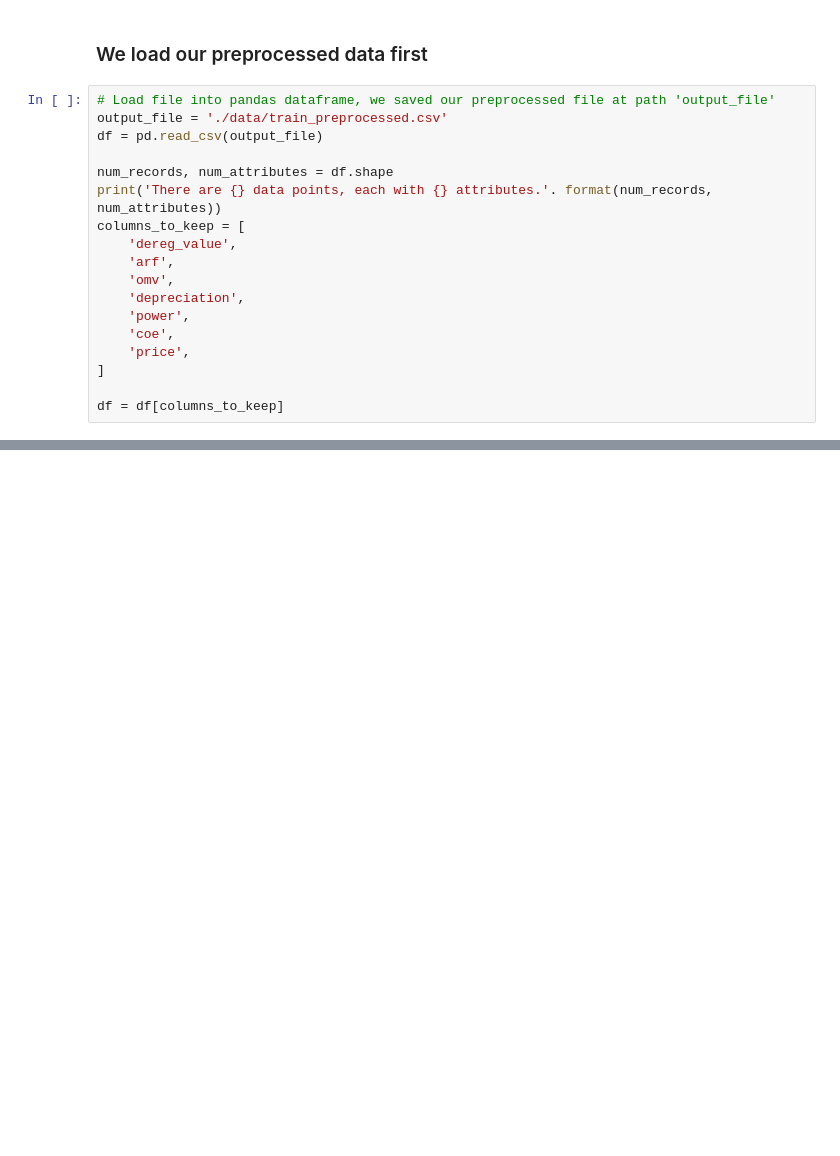
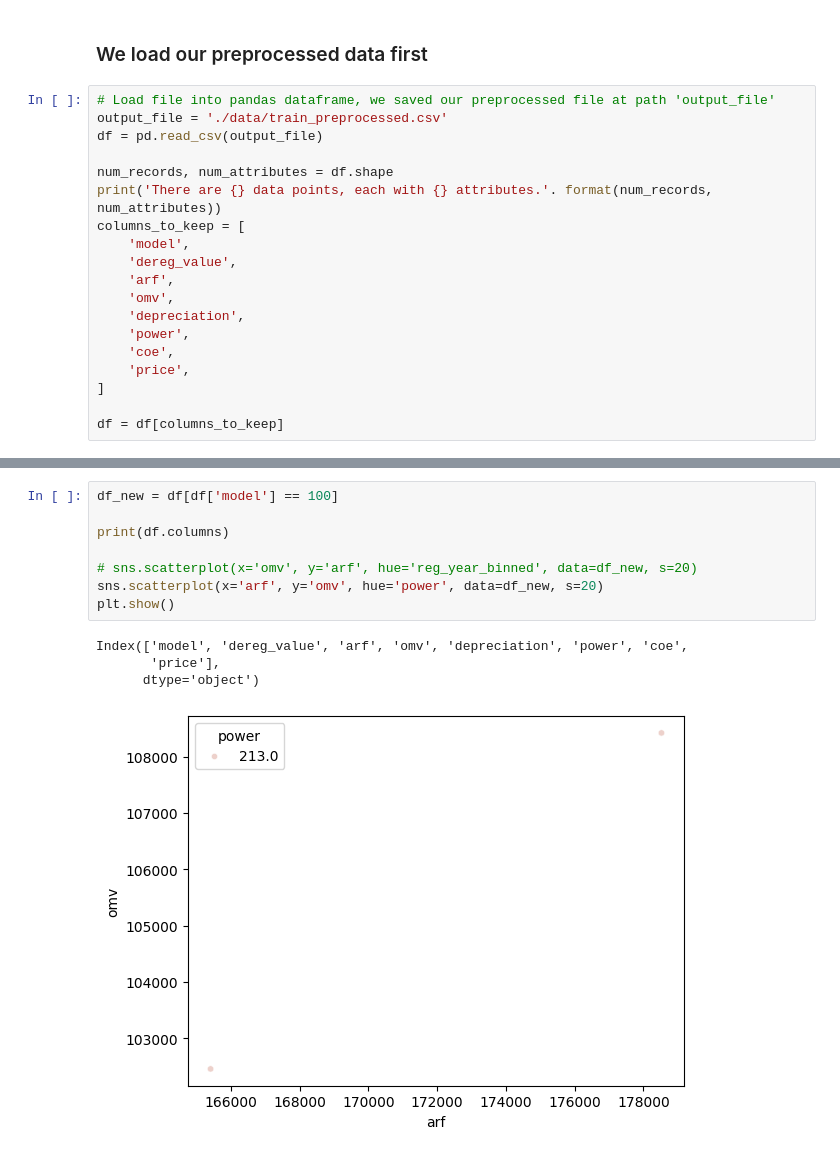
Before and after one commit to Enqurance/CS5228_Project, a Jupyter notebook: main_zijie.ipynb, the cells around one changed output, grey strips where cells are left out. Saved outputs shown, nothing was run; the diff lists cells and outputs as text; blank space fills up the shorter version.

Commit message:
EDA and data preprocess

```diff
--- a/main_zijie.ipynb
+++ b/main_zijie.ipynb
@@ -202,6 +201,7 @@ df = pd.read_csv(output_file)
 num_records, num_attributes = df.shape
 print('There are {} data points, each with {} attributes.'. format(num_records, num_attributes))
 columns_to_keep = [
+    'model',
     'dereg_value',
     'arf',
     'omv',
@@ -239,0 +242,13 @@ Average RMSE: 20980
+# %%
+df_new = df[df['model'] == 100]
+
+print(df.columns)
+
+# sns.scatterplot(x='omv', y='arf', hue='reg_year_binned', data=df_new, s=20)
+sns.scatterplot(x='arf', y='omv', hue='power', data=df_new, s=20)
+plt.show()
+# %% [output]
+Index(['model', 'dereg_value', 'arf', 'omv', 'depreciation', 'power', 'coe',
+       'price'],
+      dtype='object')
+[figure, added]
```
Also changed, not shown: parts of 10 cells of this notebook, 4 other files.
